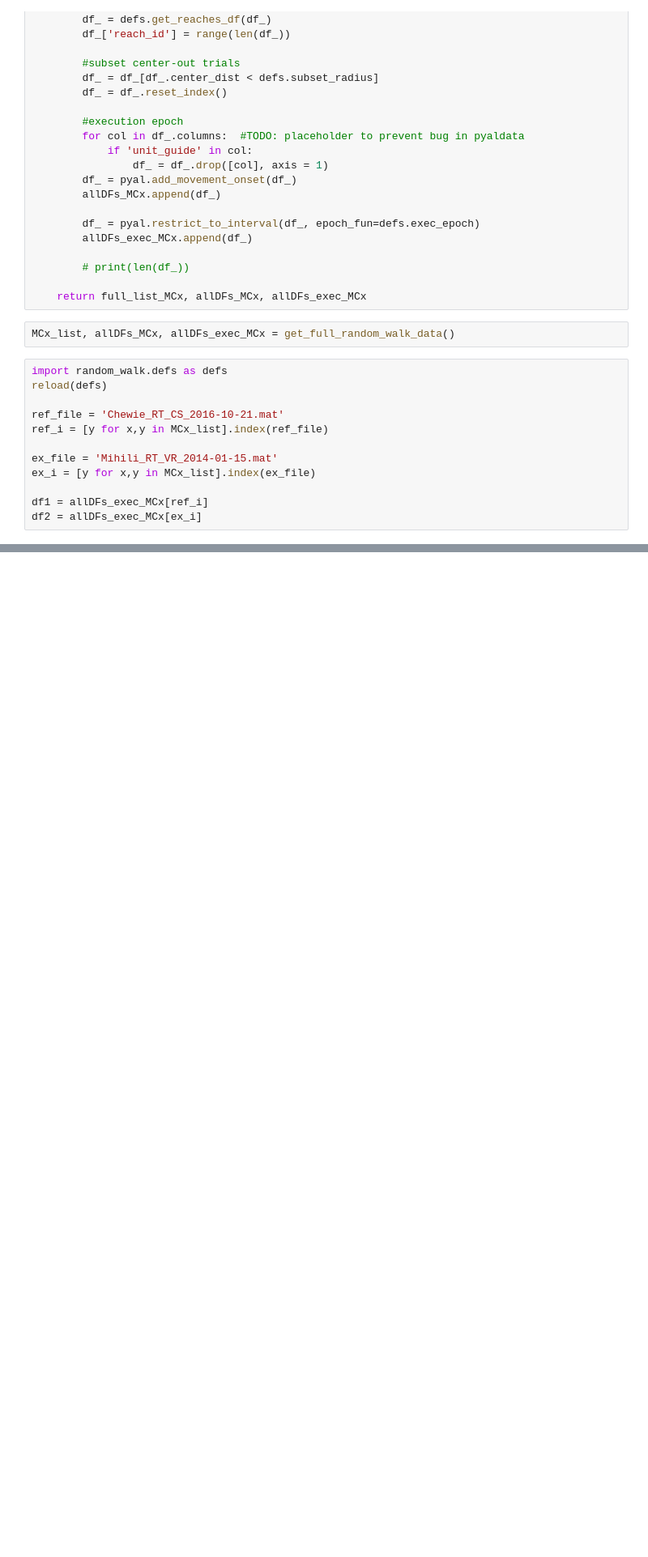
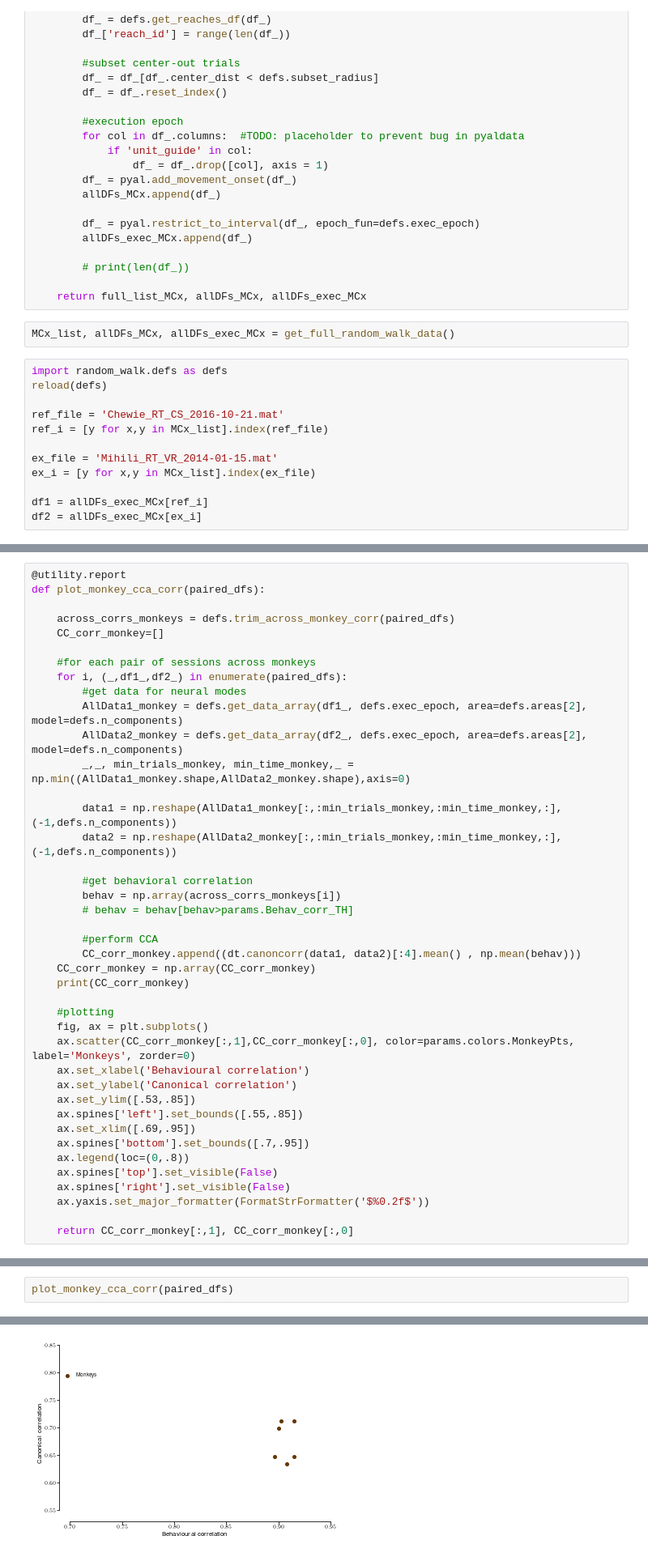
Before and after one commit to AtMostafa/multi-animal-alignment, a Jupyter notebook: random_walk/cca.ipynb, the cells around one changed output, grey strips where cells are left out. Shown at 81% size. Drawn from its saved outputs; the diff is of its cells as text; blank space fills up the shorter version.

Commit message:
random walk behav corr

```diff
--- a/random_walk/cca.ipynb
+++ b/random_walk/cca.ipynb
@@ -345,0 +348,41 @@ for ex_file, df1_, df2_ in paired_dfs:
+# %%
+@utility.report
+def plot_monkey_cca_corr(paired_dfs):
+
+    across_corrs_monkeys = defs.trim_across_monkey_corr(paired_dfs)
+    CC_corr_monkey=[]
+
+    #for each pair of sessions across monkeys
+    for i, (_,df1_,df2_) in enumerate(paired_dfs):
+        #get data for neural modes
+        AllData1_monkey = defs.get_data_array(df1_, defs.exec_epoch, area=defs.areas[2], model=defs.n_components)
+        AllData2_monkey = defs.get_data_array(df2_, defs.exec_epoch, area=defs.areas[2], model=defs.n_components)
+        _,_, min_trials_monkey, min_time_monkey,_ = np.min((AllData1_monkey.shape,AllData2_monkey.shape),axis=0)
+
+        data1 = np.reshape(AllData1_monkey[:,:min_trials_monkey,:min_time_monkey,:], (-1,defs.n_components))
+        data2 = np.reshape(AllData2_monkey[:,:min_trials_monkey,:min_time_monkey,:], (-1,defs.n_components))
+
+        #get behavioral correlation
+        behav = np.array(across_corrs_monkeys[i])
+        # behav = behav[behav>params.Behav_corr_TH]
+
+        #perform CCA
+        CC_corr_monkey.append((dt.canoncorr(data1, data2)[:4].mean() , np.mean(behav)))
+    CC_corr_monkey = np.array(CC_corr_monkey)
+    print(CC_corr_monkey)
+
+    #plotting
+    fig, ax = plt.subplots()
+    ax.scatter(CC_corr_monkey[:,1],CC_corr_monkey[:,0], color=params.colors.MonkeyPts, label='Monkeys', zorder=0)
+    ax.set_xlabel('Behavioural correlation')
+    ax.set_ylabel('Canonical correlation')
+    ax.set_ylim([.53,.85])
+    ax.spines['left'].set_bounds([.55,.85])
+    ax.set_xlim([.69,.95])
+    ax.spines['bottom'].set_bounds([.7,.95])
+    ax.legend(loc=(0,.8))
+    ax.spines['top'].set_visible(False)
+    ax.spines['right'].set_visible(False)
+    ax.yaxis.set_major_formatter(FormatStrFormatter('$%0.2f$'))
+
+    return CC_corr_monkey[:,1], CC_corr_monkey[:,0]
@@ -345,0 +394,3 @@ for ex_file, df1_, df2_ in paired_dfs:
+# %%
+plot_monkey_cca_corr(paired_dfs)
+# %% [output]
@@ -346 +408,2 @@ for ex_file, df1_, df2_ in paired_dfs:
+[figure, added]
 # %%
```
Also changed, not shown: parts of 9 cells of this notebook, 1 other file.
